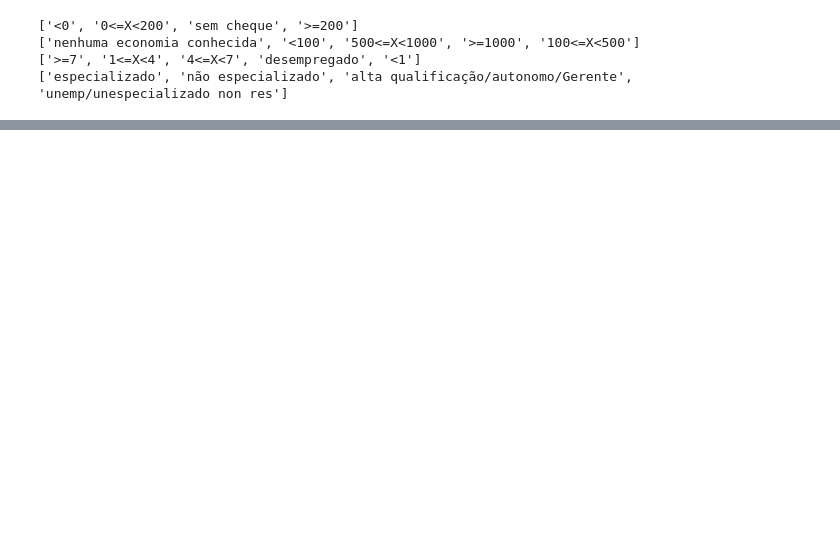
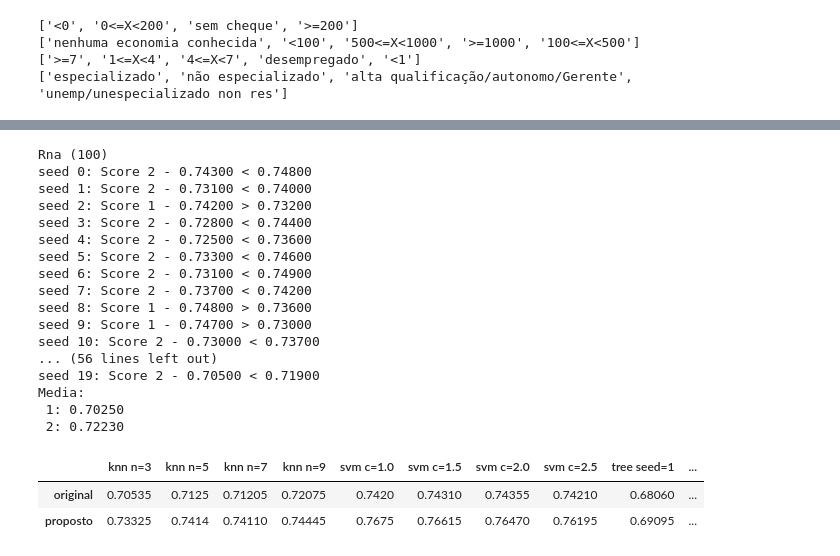
Before and after one commit to brmaciel/Projetos_AnaliseDados, a Jupyter notebook: LabelEncoder_Effect/LabelEncoder_Effect.ipynb, the cells around one changed output, grey strips where cells are left out. Saved outputs shown, nothing was run; the diff lists cells and outputs as text; code cells hidden in the pictures; blank space fills up the shorter version.

```diff
--- a/LabelEncoder_Effect/LabelEncoder_Effect.ipynb
+++ b/LabelEncoder_Effect/LabelEncoder_Effect.ipynb
@@ -57,19 +75,21 @@ def especial_LabelEncoder(dicionarios, colunas):
 # %%
-def create_test_model(i_train, i_test):
-    modelo1 = KNeighborsClassifier(n_neighbors=9, metric='minkowski', p=2)
+def create_test_model(model_name, model_param, i_train, i_test):
+    modelo1 = create_model(model_name, model_param)
     modelo1.fit(previsores1[i_train], classe[i_train])
     previsoes1 = modelo1.predict(previsores1[i_test])
     score1 = accuracy_score(classe[i_test], previsoes1)
 
-    modelo2 = KNeighborsClassifier(n_neighbors=9, metric='minkowski', p=2)
+    modelo2 = create_model(model_name, model_param)
     modelo2.fit(previsores2[i_train], classe[i_train])
     previsoes2 = modelo2.predict(previsores2[i_test])
     score2 = accuracy_score(classe[i_test], previsoes2)
 
     return score1, score2
 # %%
-def avalia_modelo(n_seeds):
+def avalia_modelo(n_seeds, model_name, model_param):
     global precisao1, precisao2
+
+    print("{} ({})".format(model_name.title(), model_param))
 
     for seed in range(n_seeds):
         kfold = StratifiedKFold(n_splits=10, shuffle=True, random_state=seed)
@@ -77,7 +97,7 @@ def avalia_modelo(n_seeds):
         score_seed1 = []
         score_seed2 = []
         for i_train, i_test in kfold.split(previsores1, np.zeros(shape=(classe.shape[0], 1))):
-            score1, score2 = create_test_model(i_train, i_test)
+            score1, score2 = create_test_model(model_name, model_param, i_train, i_test)
 
             score_seed1.append(score1)
             score_seed2.append(score2)
@@ -100,6 +120,12 @@ def avalia_modelo(n_seeds):
     print("Media: \n 1: {:.5f}\n 2: {:.5f}".format(precisao1.mean(), precisao2.mean()))
 
     return precisao1.mean(), precisao2.mean()
+# %%
+def salva_resultados(medias, nome):
+    global result_dataframe
+
+    result_dataframe[nome] = medias
+    result_dataframe.rename(index = {0: 'original', 1: 'proposto'}, inplace=True)
 # %%
 base = pd.read_csv("Credito.csv", sep=";", encoding="latin1")
 # %%
@@ -214,0 +193,39 @@ Media:
+# %%
+# Avaliação
+n_seed = 20
+
+knn_params = [3, 5, 7, 9]
+svm_params = [1.0, 1.5, 2.0, 2.5]
+tree_params = [1, 2, 3]
+forest_params = [12, 25, 50, 75]
+rna_params = [(100), (50,50), (30,30,30)]
+
+# Opções p/ model_name: 'KNN', 'Tree', 'Forest', 'SVM', 'RNA':
+for parametro in rna_params:
+    precisao1 = []
+    precisao2 = []
+    medias = avalia_modelo(n_seed, model_name='RNA', model_param=parametro)
+    salva_resultados(medias, 'rna layer={}'.format(parametro))
+
+result_dataframe
+# %% [output]
+Rna (100)
+seed 0: Score 2 - 0.74300 < 0.74800
+seed 1: Score 2 - 0.73100 < 0.74000
+seed 2: Score 1 - 0.74200 > 0.73200
+seed 3: Score 2 - 0.72800 < 0.74400
+seed 4: Score 2 - 0.72500 < 0.73600
+seed 5: Score 2 - 0.73300 < 0.74600
+seed 6: Score 2 - 0.73100 < 0.74900
+seed 7: Score 2 - 0.73700 < 0.74200
+seed 8: Score 1 - 0.74800 > 0.73600
+seed 9: Score 1 - 0.74700 > 0.73000
+seed 10: Score 2 - 0.73000 < 0.73700
+... (56 lines left out)
+seed 19: Score 2 - 0.70500 < 0.71900
+Media:
+ 1: 0.70250
+ 2: 0.72230
+|  | knn n=3 | knn n=5 | knn n=7 | knn n=9 | svm c=1.0 | svm c=1.5 | svm c=2.0 | svm c=2.5 | tree seed=1 | ... |
+| original | 0.70535 | 0.7125 | 0.71205 | 0.72075 | 0.7420 | 0.74310 | 0.74355 | 0.74210 | 0.68060 | ... |
+| proposto | 0.73325 | 0.7414 | 0.74110 | 0.74445 | 0.7675 | 0.76615 | 0.76470 | 0.76195 | 0.69095 | ... |
```
Also changed, not shown: parts of 19 cells of this notebook.
